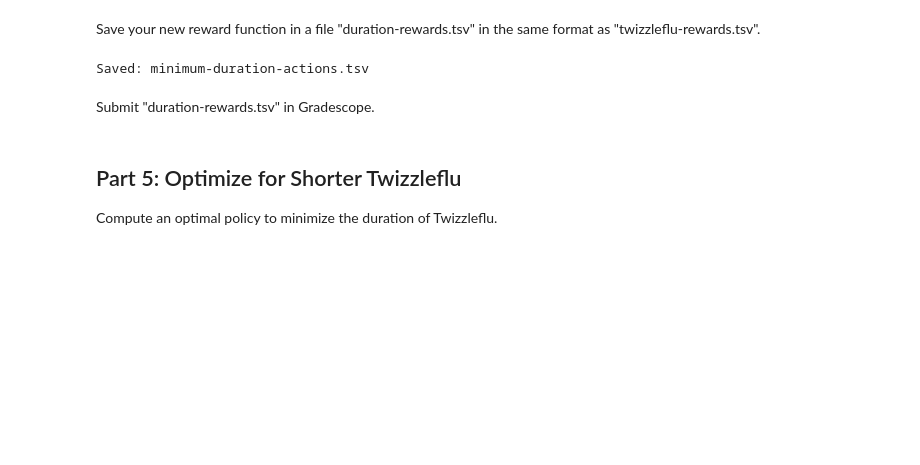
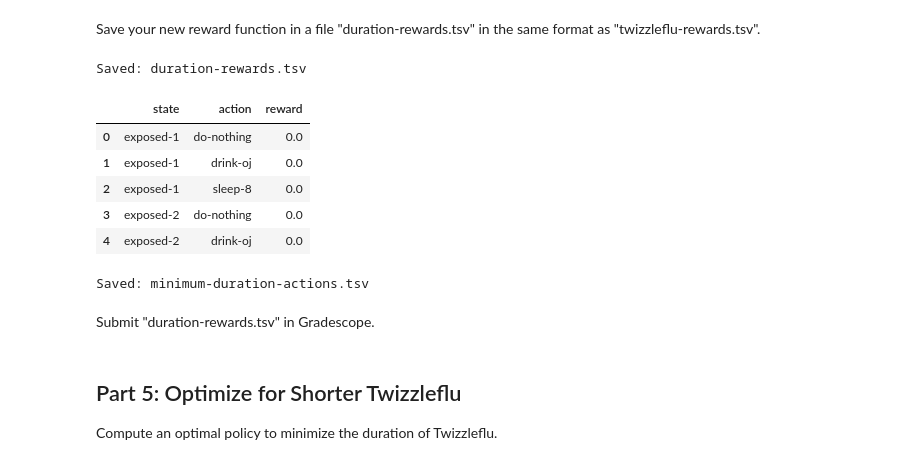
Before and after one commit to auwineza/Mod8-Week6, a Jupyter notebook: OMDS-Mod8-Week6-Uwineza-Annick.ipynb, the cells around one changed output. Cells and saved outputs as stored; diff of their text form; code cells hidden in the pictures; blank space fills up the shorter version.

```diff
--- a/OMDS-Mod8-Week6-Uwineza-Annick.ipynb
+++ b/OMDS-Mod8-Week6-Uwineza-Annick.ipynb
@@ -370,5 +307,35 @@ df_time_actions
 # %% [markdown]
 Save your new reward function in a file "duration-rewards.tsv" in the same format as "twizzleflu-rewards.tsv".
+# %%
+# YOUR CHANGES HERE
+
+import pandas as pd
+
+transitions = pd.read_csv("twizzleflu-transitions.tsv", sep="\t")
+
+states = list(pd.unique(transitions["state"]))
+actions = list(pd.unique(transitions["action"]))
+
+rows = []
+for s in states:
+    r = -1.0 if str(s).startswith("symptoms") else 0.0
+    for a in actions:
+        rows.append({"state": s, "action": a, "reward": r})
+
+duration_rewards = pd.DataFrame(rows)
+
+duration_rewards.to_csv("duration-rewards.tsv", sep="\t", index=False)
+print("Saved: duration-rewards.tsv")
+
+duration_rewards.head()
+# %% [output]
+Saved: duration-rewards.tsv
+|  | state | action | reward |
+| 0 | exposed-1 | do-nothing | 0.0 |
+| 1 | exposed-1 | drink-oj | 0.0 |
+| 2 | exposed-1 | sleep-8 | 0.0 |
+| 3 | exposed-2 | do-nothing | 0.0 |
+| 4 | exposed-2 | drink-oj | 0.0 |
 # %%
 # YOUR CHANGES HERE
 
```
Also changed, not shown: parts of 3 cells of this notebook, 2 other files.
